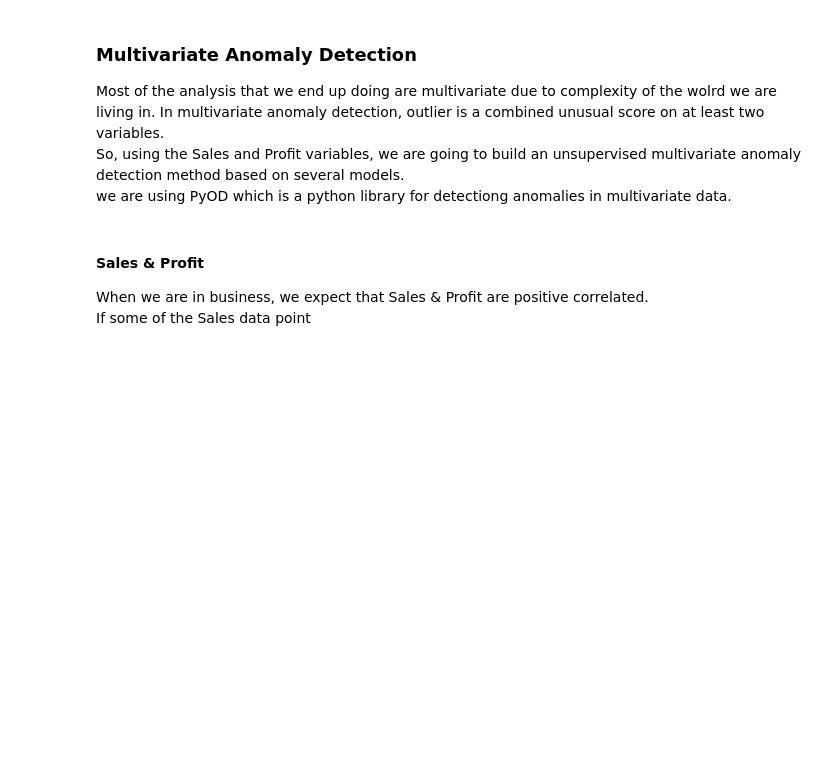
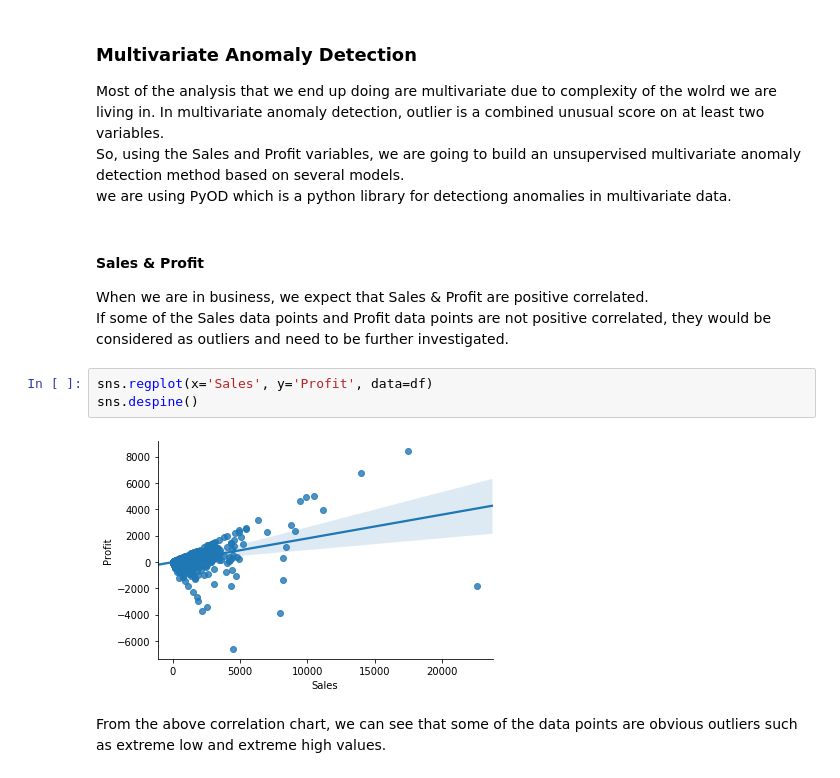
Before and after one commit to p829911/python_playground, a Jupyter notebook: anomaly_detection/Anomaly Detection for Dummies.ipynb, the cells around one changed output. Drawn from its saved outputs; the diff is of its cells as text; blank space fills up the shorter version.

```diff
--- a/anomaly_detection/Anomaly Detection for Dummies.ipynb
+++ b/anomaly_detection/Anomaly Detection for Dummies.ipynb
@@ -207,4 +207,11 @@ we are using PyOD which is a python library for detectiong anomalies in multivar
 # %% [markdown]
 #### Sales & Profit
 When we are in business, we expect that Sales & Profit are positive correlated.
-If some of the Sales data point
+If some of the Sales data points and Profit data points are not positive correlated, they would be considered as outliers and need to be further investigated.
+# %%
+sns.regplot(x='Sales', y='Profit', data=df)
+sns.despine()
+# %% [output]
+[figure, added]
+# %% [markdown]
+From the above correlation chart, we can see that some of the data points are obvious outliers such as extreme low and extreme high values.
```
Also changed, not shown: parts of 7 cells of this notebook, 1 other file.
